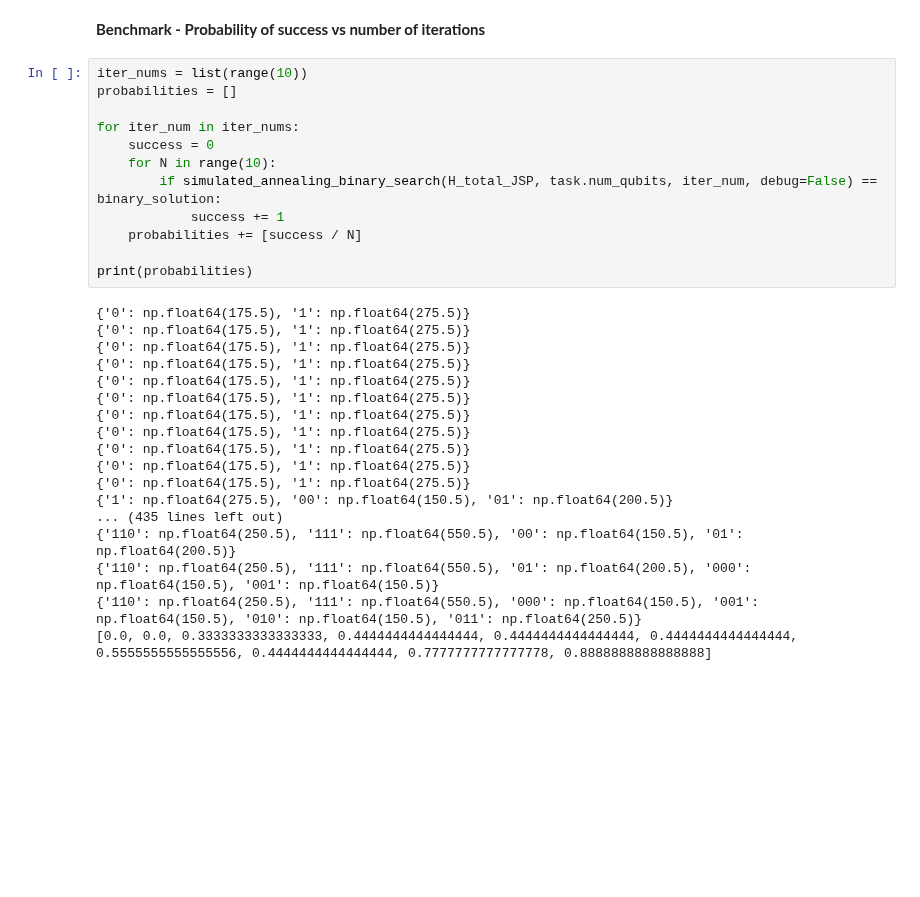
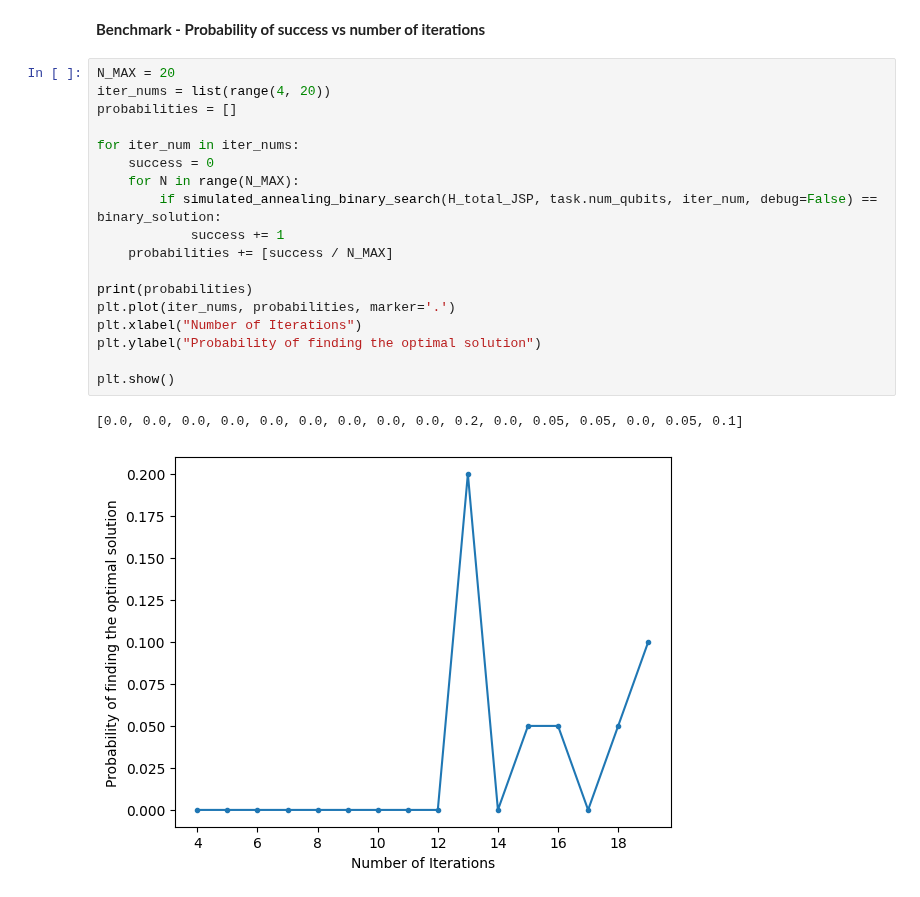
Before and after one commit to barryshaf/SchedullingFlowTime, a Jupyter notebook: scheduling_problem.ipynb, the cells around one changed output. Saved outputs shown, nothing was run; the diff lists cells and outputs as text; blank space fills up the shorter version.

```diff
--- a/scheduling_problem.ipynb
+++ b/scheduling_problem.ipynb
@@ -1138,32 +1153,23 @@ Found Solution 1001
 # %% [markdown]
 **Benchmark - Probability of success vs number of iterations**
 # %%
-iter_nums = list(range(10))
+N_MAX = 20
+iter_nums = list(range(4, 20))
 probabilities = []
 
 for iter_num in iter_nums:
     success = 0
-    for N in range(10):
+    for N in range(N_MAX):
         if simulated_annealing_binary_search(H_total_JSP, task.num_qubits, iter_num, debug=False) == binary_solution:
             success += 1
-    probabilities += [success / N]
+    probabilities += [success / N_MAX]
 
 print(probabilities)
+plt.plot(iter_nums, probabilities, marker='.')
+plt.xlabel("Number of Iterations")
+plt.ylabel("Probability of finding the optimal solution")
+
+plt.show()
 # %% [output]
-{'0': np.float64(175.5), '1': np.float64(275.5)}
-{'0': np.float64(175.5), '1': np.float64(275.5)}
-{'0': np.float64(175.5), '1': np.float64(275.5)}
-{'0': np.float64(175.5), '1': np.float64(275.5)}
-{'0': np.float64(175.5), '1': np.float64(275.5)}
-{'0': np.float64(175.5), '1': np.float64(275.5)}
-{'0': np.float64(175.5), '1': np.float64(275.5)}
-{'0': np.float64(175.5), '1': np.float64(275.5)}
-{'0': np.float64(175.5), '1': np.float64(275.5)}
-{'0': np.float64(175.5), '1': np.float64(275.5)}
-{'0': np.float64(175.5), '1': np.float64(275.5)}
-{'1': np.float64(275.5), '00': np.float64(150.5), '01': np.float64(200.5)}
-... (435 lines left out)
-{'110': np.float64(250.5), '111': np.float64(550.5), '00': np.float64(150.5), '01': np.float64(200.5)}
-{'110': np.float64(250.5), '111': np.float64(550.5), '01': np.float64(200.5), '000': np.float64(150.5), '001': np.float64(150.5)}
-{'110': np.float64(250.5), '111': np.float64(550.5), '000': np.float64(150.5), '001': np.float64(150.5), '010': np.float64(150.5), '011': np.float64(250.5)}
-[0.0, 0.0, 0.3333333333333333, 0.4444444444444444, 0.4444444444444444, 0.4444444444444444, 0.5555555555555556, 0.4444444444444444, 0.7777777777777778, 0.8888888888888888]
+[0.0, 0.0, 0.0, 0.0, 0.0, 0.0, 0.0, 0.0, 0.0, 0.2, 0.0, 0.05, 0.05, 0.0, 0.05, 0.1]
+[figure, added]
```
Also changed, not shown: parts of 10 cells of this notebook.
